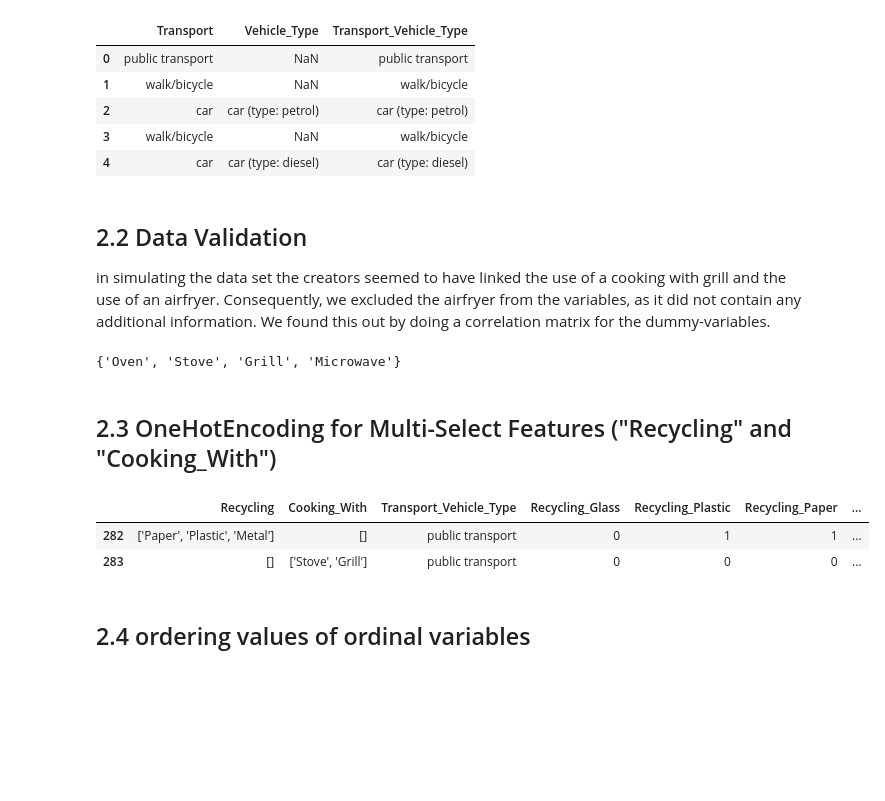
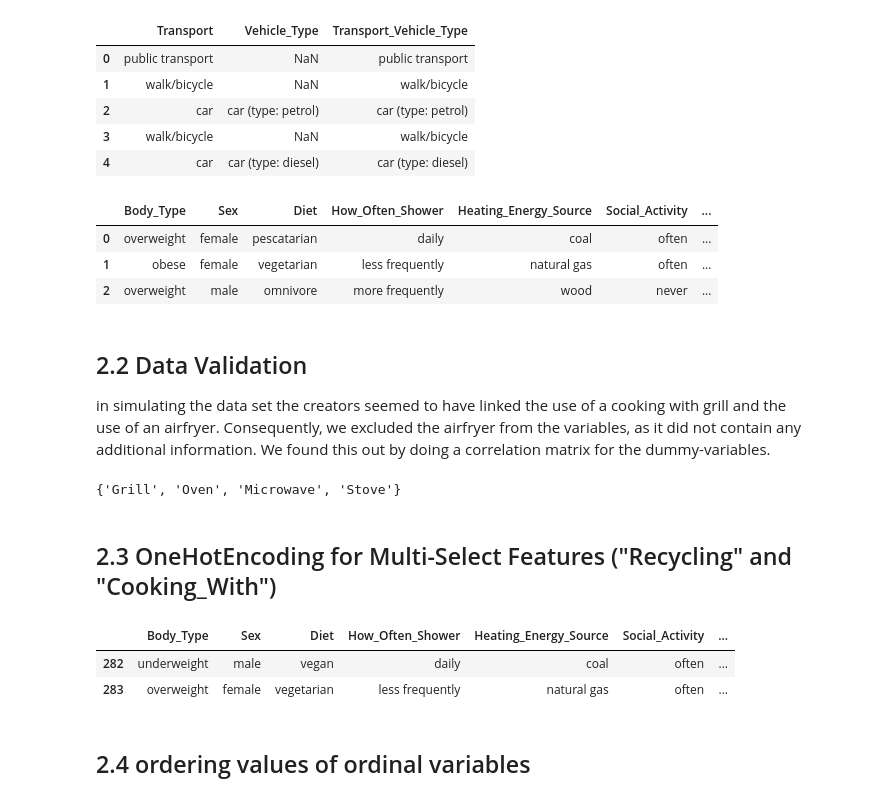
Before and after one commit to e-prossinger/CarbonFootprint_TechLab, a Jupyter notebook: shared_notebooks/model_LightGBM and Feature Selection.ipynb, the cells around one changed output. Drawn from its saved outputs; the diff is of its cells as text; code cells hidden in the pictures; blank space fills up the shorter version.

```diff
--- a/shared_notebooks/model_LightGBM and Feature Selection.ipynb
+++ b/shared_notebooks/model_LightGBM and Feature Selection.ipynb
@@ -84,6 +86,15 @@ df[["Transport","Vehicle_Type","Transport_Vehicle_Type"]].head()
 | 2 | car | car (type: petrol) | car (type: petrol) |
 | 3 | walk/bicycle | NaN | walk/bicycle |
 | 4 | car | car (type: diesel) | car (type: diesel) |
+# %%
+#delete columns that we don't need any more because all the information is in "Transport_Vehicle_Type"
+df=df.drop(["Transport","Vehicle_Type"],axis=1)
+df.head(3)
+# %% [output]
+|  | Body_Type | Sex | Diet | How_Often_Shower | Heating_Energy_Source | Social_Activity | ... |
+| 0 | overweight | female | pescatarian | daily | coal | often | ... |
+| 1 | obese | female | vegetarian | less frequently | natural gas | often | ... |
+| 2 | overweight | male | omnivore | more frequently | wood | never | ... |
 # %% [markdown]
 ## 2.2 Data Validation
 
@@ -97,42 +108,40 @@ df['Cooking_With'] = df['Cooking_With'].str.replace(", 'Airfryer'", "")
 unique_values_cooking_With= set([item for sublist in df['Cooking_With'].unique() for item in eval(sublist)]) # Create a set of all unique "Cooking_With" options
 print(unique_values_cooking_With)
 # %% [output]
-{'Oven', 'Stove', 'Grill', 'Microwave'}
+{'Grill', 'Oven', 'Microwave', 'Stove'}
 # %% [markdown]
 ## 2.3 OneHotEncoding for Multi-Select Features ("Recycling" and "Cooking_With")
 # %%
 
 # Function to create dummy variables for a given column that has multi-select features
 def create_dummy_variables(df, column_name):
 
     # Extract unique values from the column
     unique_values = {item for sublist in df[column_name].unique() for item in eval(sublist)}
 
     # Create dummy variables for each unique value
     for item in unique_values:
         df[f'{column_name}_{item}'] = df[column_name].apply(lambda x: 1 if item in x else 0)
 
-    return unique_values
+    # Drop the original column after creating dummy variables
+    df = df.drop([column_name], axis=1)
+
+    return df
 
 
-# 1.) Generate dummy variables for Recycling and Cooking_With columns and 2.) save the unique-value in this list
-unique_values_recycling = create_dummy_variables(df, 'Recycling')
-unique_values_cooking_with = create_dummy_variables(df, 'Cooking_With')
+# Generate dummy variables for Recycling and Cooking_With columns
+df = create_dummy_variables(df, 'Recycling')
+df = create_dummy_variables(df, 'Cooking_With')
 
-
-# Create a list of dummy variable column names for Regression
-dummy_variables=set()
-dummy_variables.update([f'Recycling_{item}' for item in unique_values_recycling])
-dummy_variables.update([f'Cooking_With_{item}' for item in unique_values_cooking_with])
 
 #############
 #Person 282 cooks with "nothing" deshalb can bei one-hot-encoding nicht eine Spalte gelöscht werden, person 283 who doesn't recycle deshalb can bei one-hot-encoding nicht eine Spalte gelöscht werden
 #view the dummy variables
-df.loc[282:283, ['Recycling', 'Cooking_With'] + list(df.columns[-9:])]
+df.loc[282:283, :]
 # %% [output]
-|  | Recycling | Cooking_With | Transport_Vehicle_Type | Recycling_Glass | Recycling_Plastic | Recycling_Paper | ... |
-| 282 | ['Paper', 'Plastic', 'Metal'] | [] | public transport | 0 | 1 | 1 | ... |
-| 283 | [] | ['Stove', 'Grill'] | public transport | 0 | 0 | 0 | ... |
+|  | Body_Type | Sex | Diet | How_Often_Shower | Heating_Energy_Source | Social_Activity | ... |
+| 282 | underweight | male | vegan | daily | coal | often | ... |
+| 283 | overweight | female | vegetarian | less frequently | natural gas | often | ... |
 # %% [markdown]
 ## 2.4 ordering values of ordinal variables
 # %%
```
Also changed, not shown: parts of 18 cells of this notebook.
